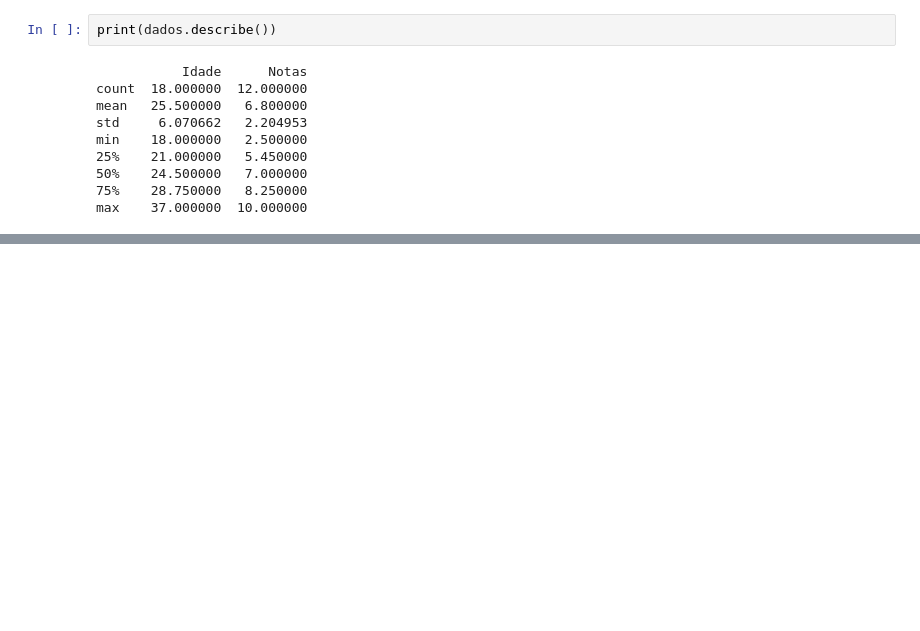
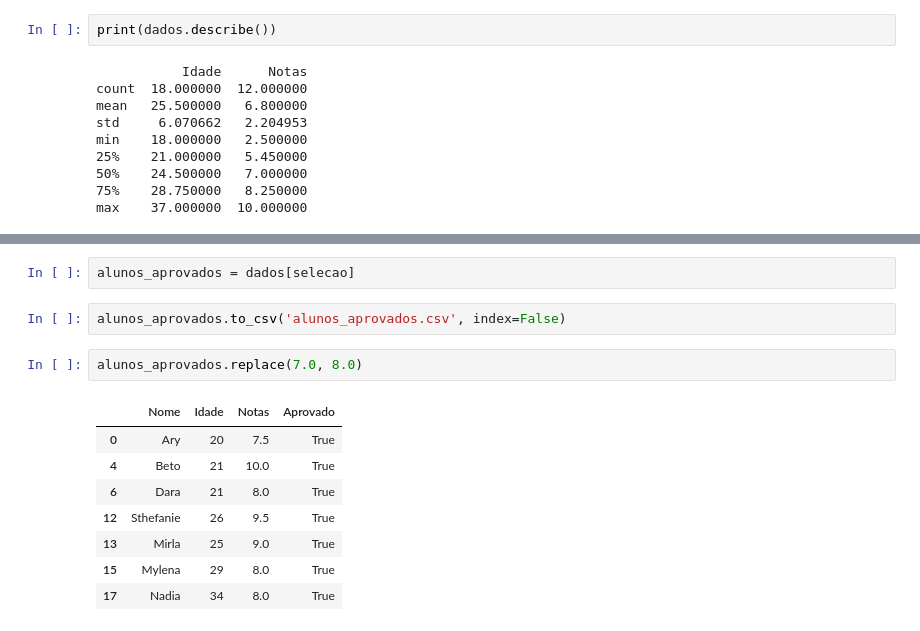
Before and after one commit to PalomaPaulaRibeiro/pandas-importa-o, a Jupyter notebook: alunos.ipynb, the cells around one changed output, grey strips where cells are left out. Cells and saved outputs as stored; diff of their text form; blank space fills up the shorter version.

```diff
--- a/alunos.ipynb
+++ b/alunos.ipynb
@@ -178,0 +228,15 @@ max    37.000000  10.000000
+# %%
+alunos_aprovados = dados[selecao]
+# %%
+alunos_aprovados.to_csv('alunos_aprovados.csv', index=False)
+# %%
+alunos_aprovados.replace(7.0, 8.0)
+# %% [output]
+|  | Nome | Idade | Notas | Aprovado |
+| 0 | Ary | 20 | 7.5 | True |
+| 4 | Beto | 21 | 10.0 | True |
+| 6 | Dara | 21 | 8.0 | True |
+| 12 | Sthefanie | 26 | 9.5 | True |
+| 13 | Mirla | 25 | 9.0 | True |
+| 15 | Mylena | 29 | 8.0 | True |
+| 17 | Nadia | 34 | 8.0 | True |
```
Also changed, not shown: parts of 7 cells of this notebook.
